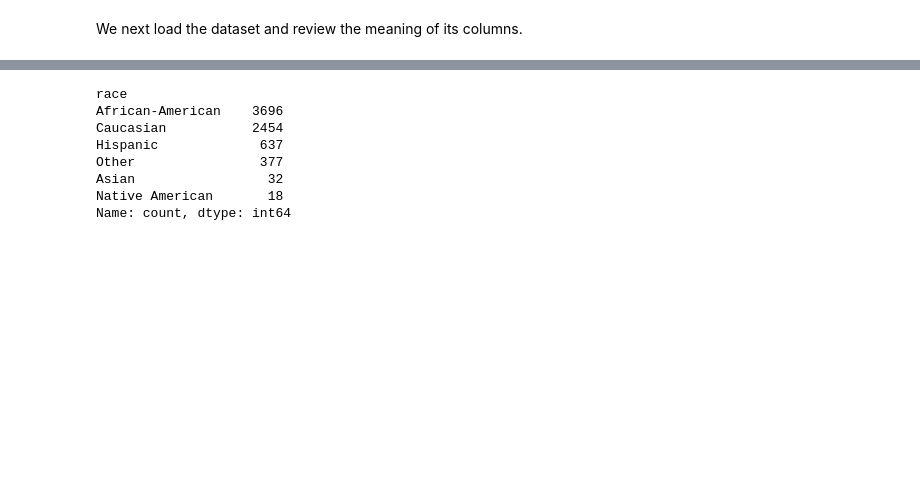
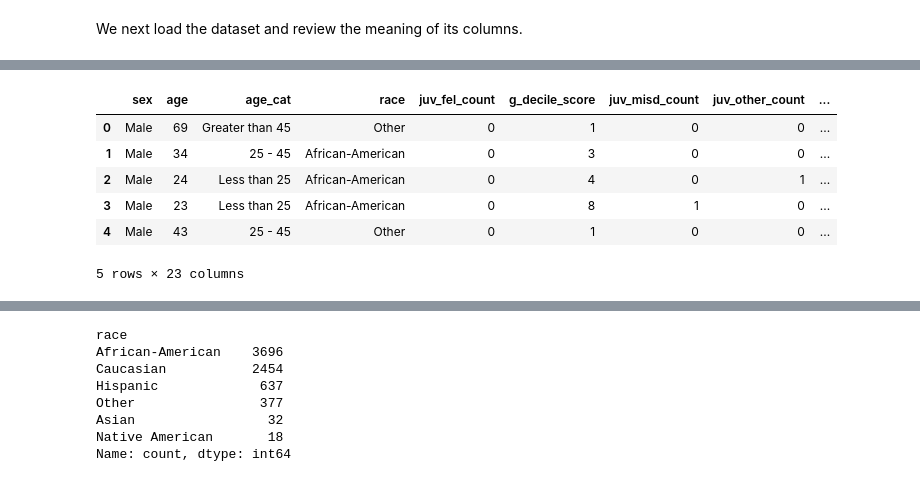
Before and after one commit to nokks/Fairness, a Jupyter notebook: 2021_scipy_tutorial/fairness-in-AI-systems-student.ipynb, the cells around one changed output, grey strips where cells are left out. Saved outputs shown, nothing was run; the diff lists cells and outputs as text; code cells hidden in the pictures; blank space fills up the shorter version.

```diff
--- a/2021_scipy_tutorial/fairness-in-AI-systems-student.ipynb
+++ b/2021_scipy_tutorial/fairness-in-AI-systems-student.ipynb
@@ -243,3 +256,5 @@ df.head()
+# %%
+df = df.drop(['id', 'type_of_assessment', 'v_type_of_assessment', 'c_jail_in', 'c_jail_out', 'g_priors_count', 'days_b_screening_arrest', 'c_charge_desc'], axis=1)
 # %%
 print(df.columns)
 # %% [output]
@@ -264,0 +272,10 @@ print(df.shape)
+# %%
+df.head()
+# %% [output]
+|  | sex | age | age_cat | race | juv_fel_count | g_decile_score | juv_misd_count | juv_other_count | ... |
+| 0 | Male | 69 | Greater than 45 | Other | 0 | 1 | 0 | 0 | ... |
+| 1 | Male | 34 | 25 - 45 | African-American | 0 | 3 | 0 | 0 | ... |
+| 2 | Male | 24 | Less than 25 | African-American | 0 | 4 | 0 | 1 | ... |
+| 3 | Male | 23 | Less than 25 | African-American | 0 | 8 | 1 | 0 | ... |
+| 4 | Male | 43 | 25 - 45 | Other | 0 | 1 | 0 | 0 | ... |
+5 rows × 23 columns
```
Also changed, not shown: parts of 11 cells of this notebook.
